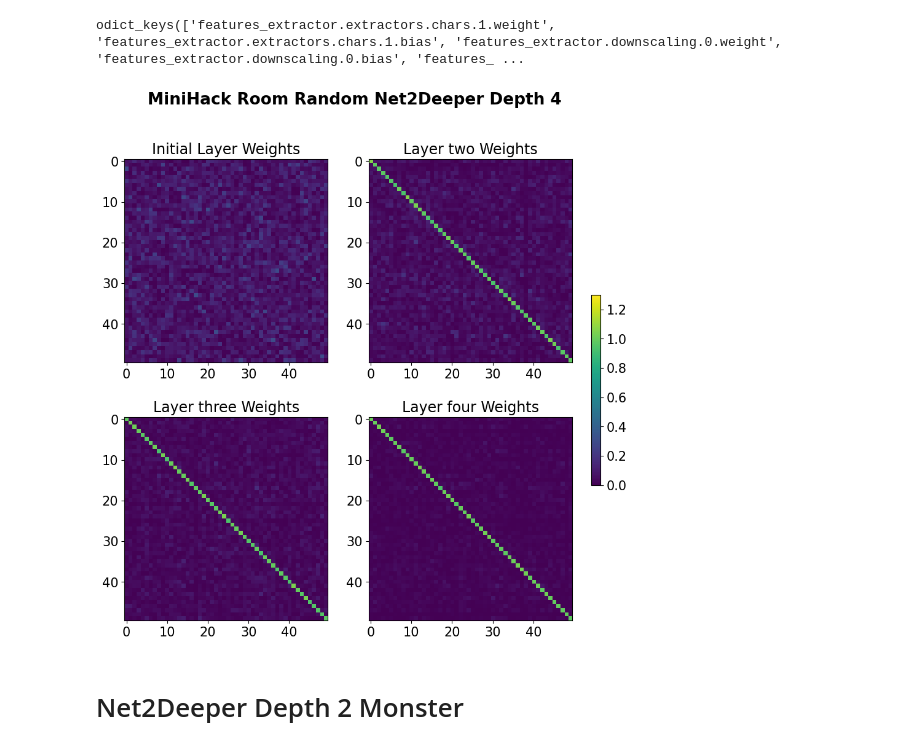
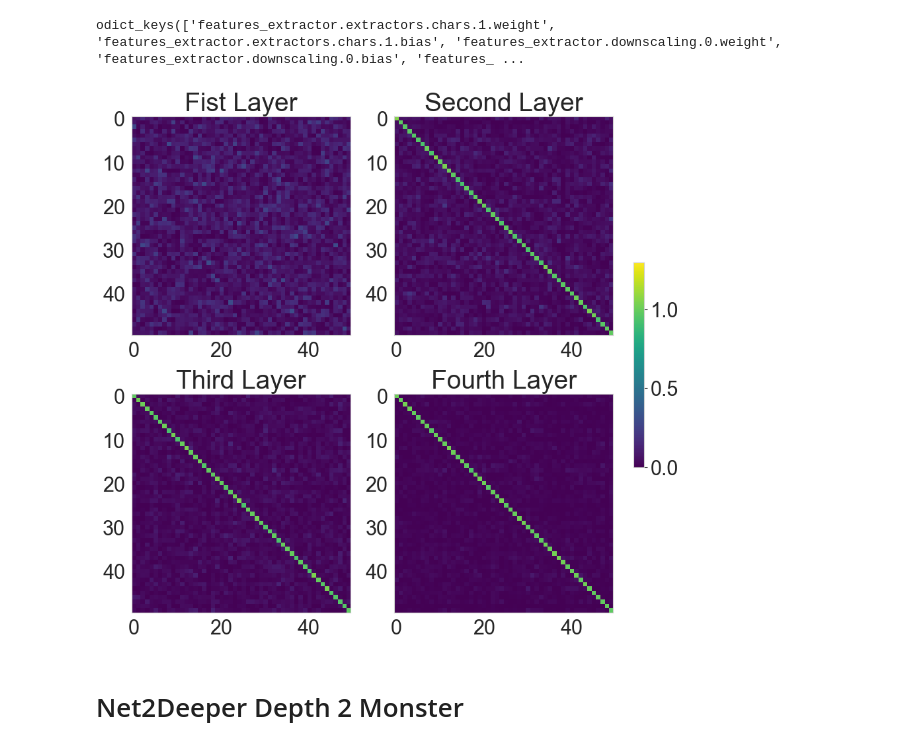
Before and after one commit to automl/GrowNN, a Jupyter notebook: plotting/network_weights/minihack/net2deeper/visualize.ipynb, the cells around one changed output. Saved outputs shown, nothing was run; the diff lists cells and outputs as text; code cells hidden in the pictures.

```diff
--- a/plotting/network_weights/minihack/net2deeper/visualize.ipynb
+++ b/plotting/network_weights/minihack/net2deeper/visualize.ipynb
@@ -9,6 +10,9 @@ from stable_baselines3.common.save_util import load_from_zip_file
 # %%
 # plt increase xticks and yticks font size\
 plt.rcParams.update({'font.size': 15})
+set_rc_params()
+# remove grid
+plt.rcParams['axes.grid'] = False
 # %% [markdown]
 # Net2DeeperNet Depth 2 Random
 # %%
@@ -48,7 +51,7 @@ plt.savefig('plotting/network_weights/minihack/net2deeper/random_2.png', bbox_in
 # %% [markdown]
 # Net2DeeperNet Depth 4 Random
 # %%
-base_path = "fehring_growing_nn_new_seeded/net2deeper_budget200_final/1/(32, 0.2, None, 0.001955351655807246, 0.95, 0.00010345010327968073, 0.5, 8, 2048, False, 0.5, 512, 1, 512, 2)/4/0/model.zip"
+base_path = "smac3_output/fehring_growing_nn_new_seeded/net2deeper_budget200_final/1/(32, 0.2, None, 0.001955351655807246, 0.95, 0.00010345010327968073, 0.5, 8, 2048, False, 0.5, 512, 1, 512, 2)/4/0/model.zip"
 data, params, pytorch_variables = load_from_zip_file(base_path)
 # %%
 params["policy"].keys()
@@ -78,23 +81,22 @@ fourth_layer_weights = fourth_layer_weights[:50, :50]
 # %%
 fig, axs = plt.subplots(2, 2, figsize=(10, 10))
 # First layer weights
 axs[0, 0].imshow(first_layer_weights, cmap='viridis', vmin=0, vmax=1.3)
-axs[0, 0].set_title('Initial Layer Weights', fontsize=17)
+axs[0, 0].set_title('Fist Layer', fontsize=28)
 # Second layer weights
 axs[0, 1].imshow(second_layer_weights, cmap='viridis', vmin=0, vmax=1.3)
-axs[0, 1].set_title('Layer two Weights', fontsize=17)
+axs[0, 1].set_title('Second Layer', fontsize=28)
 # Third layer weights
 axs[1, 0].imshow(third_layer_weights, cmap='viridis', vmin=0, vmax=1.3)
-axs[1, 0].set_title('Layer three Weights', fontsize=17)
+axs[1, 0].set_title('Third Layer', fontsize=28)
 # Fourth layer weights
 im4 = axs[1, 1].imshow(fourth_layer_weights, cmap='viridis', vmin=0, vmax=1.3)
-axs[1, 1].set_title('Layer four Weights', fontsize=17)
+axs[1, 1].set_title('Fourth Layer', fontsize=28)
 # Add colorbar for axs[2]
 fig.colorbar(im4, ax=axs, orientation='vertical', fraction=0.02, pad=0.04)
-plt.suptitle('MiniHack Room Random Net2Deeper Depth 4', fontsize=19, fontweight='bold')
-plt.savefig('plotting/network_weights/minihack/net2deeper/random_4.png', bbox_inches='tight')
+plt.savefig('plotting/network_weights/minihack/net2deeper/random_4.pdf', bbox_inches='tight')
 # %% [output]
-[figure, old version]
+[figure, new version]
 # %% [markdown]
 # Net2Deeper Depth 2 Monster
 # %%
```
Also changed, not shown: parts of 7 cells of this notebook, 26 other files.
